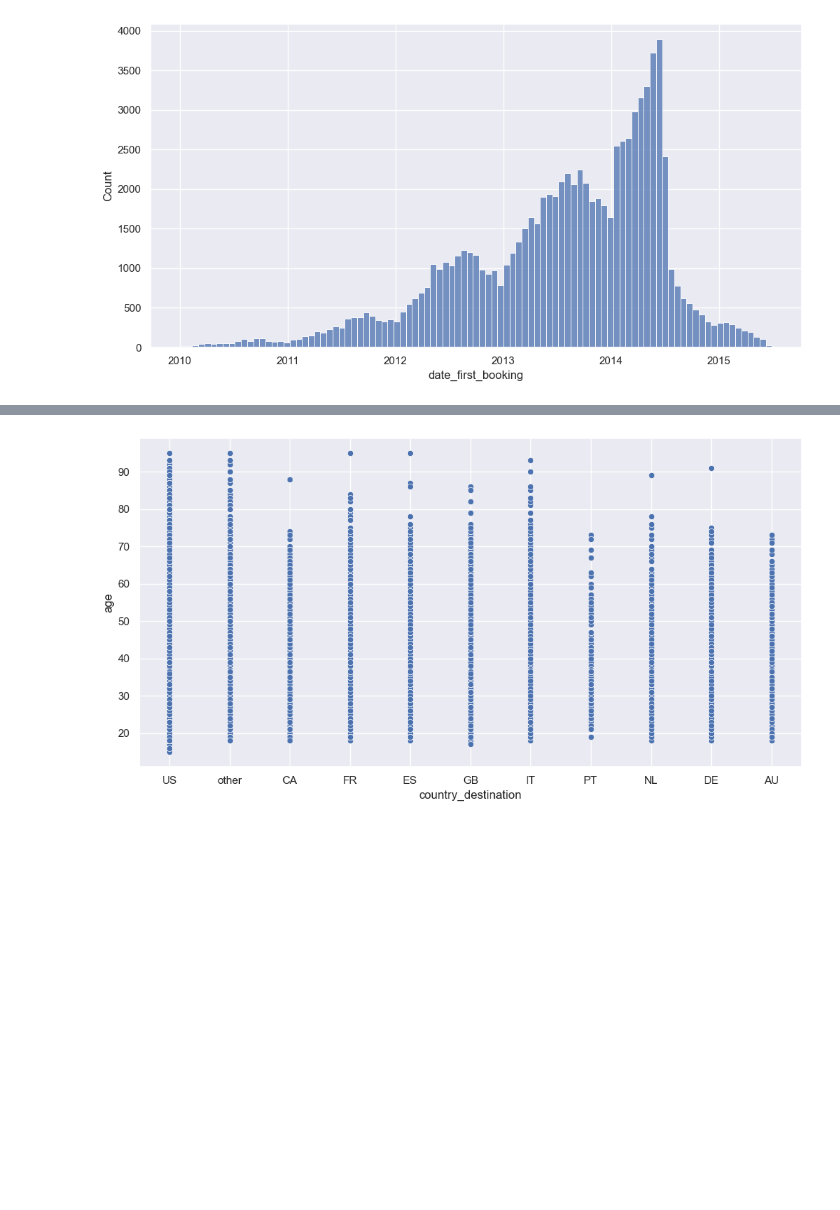
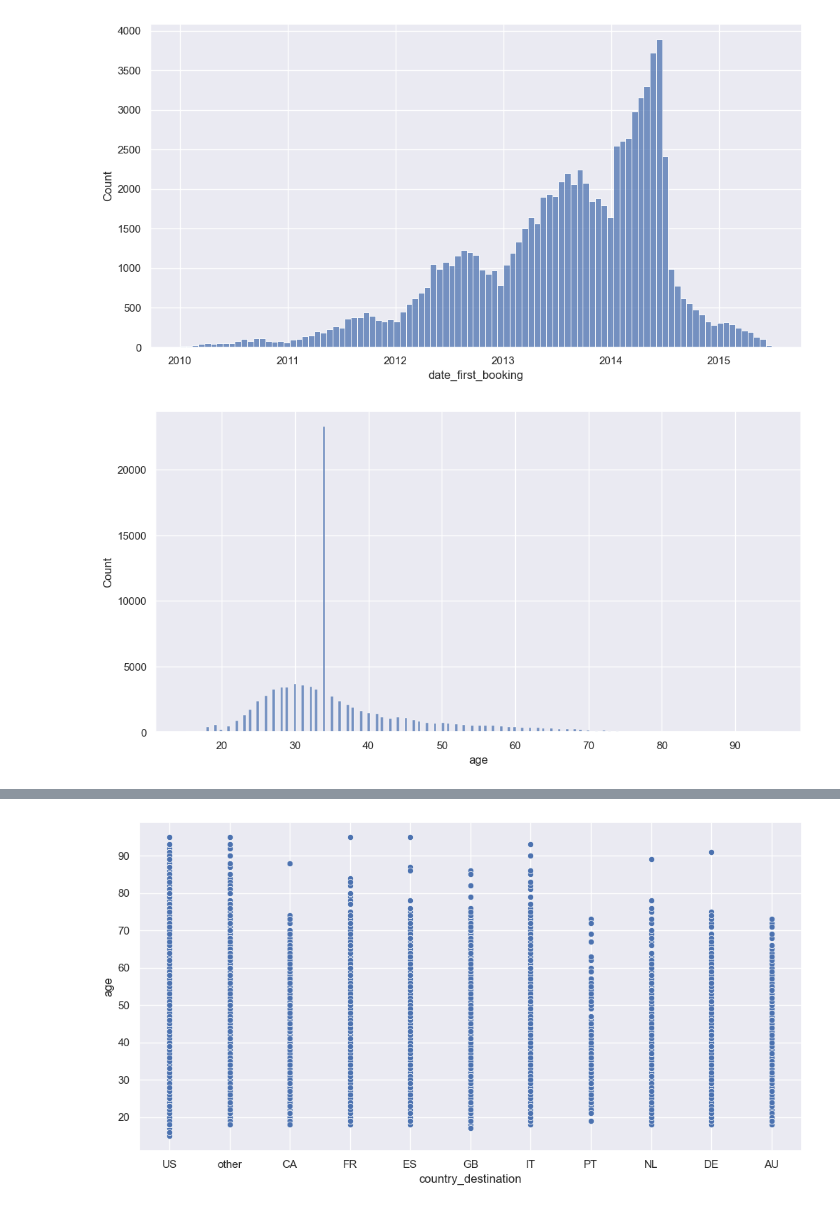
Before and after one commit to Shaimaa-moh/Mining-Project, a Jupyter notebook: Mining2.ipynb, the cells around one changed output, grey strips where cells are left out. Saved outputs shown, nothing was run; the diff lists cells and outputs as text; code cells hidden in the pictures; blank space fills up the shorter version.

```diff
--- a/Mining2.ipynb
+++ b/Mining2.ipynb
@@ -113,6 +113,12 @@ sns.histplot(train_data.date_first_booking)
 plt.show()
 # %% [output]
 [figure]
+# %%
+plt.figure(figsize=(12,6))
+sns.histplot(train_data.age)
+plt.show()
+# %% [output]
+[figure, added]
 # %%
 plt.figure(figsize=(35,10))
 sns.countplot(x='age',data=train_data)#outliers are sucessfully removed
```
Also changed, not shown: parts of 6 cells of this notebook.
